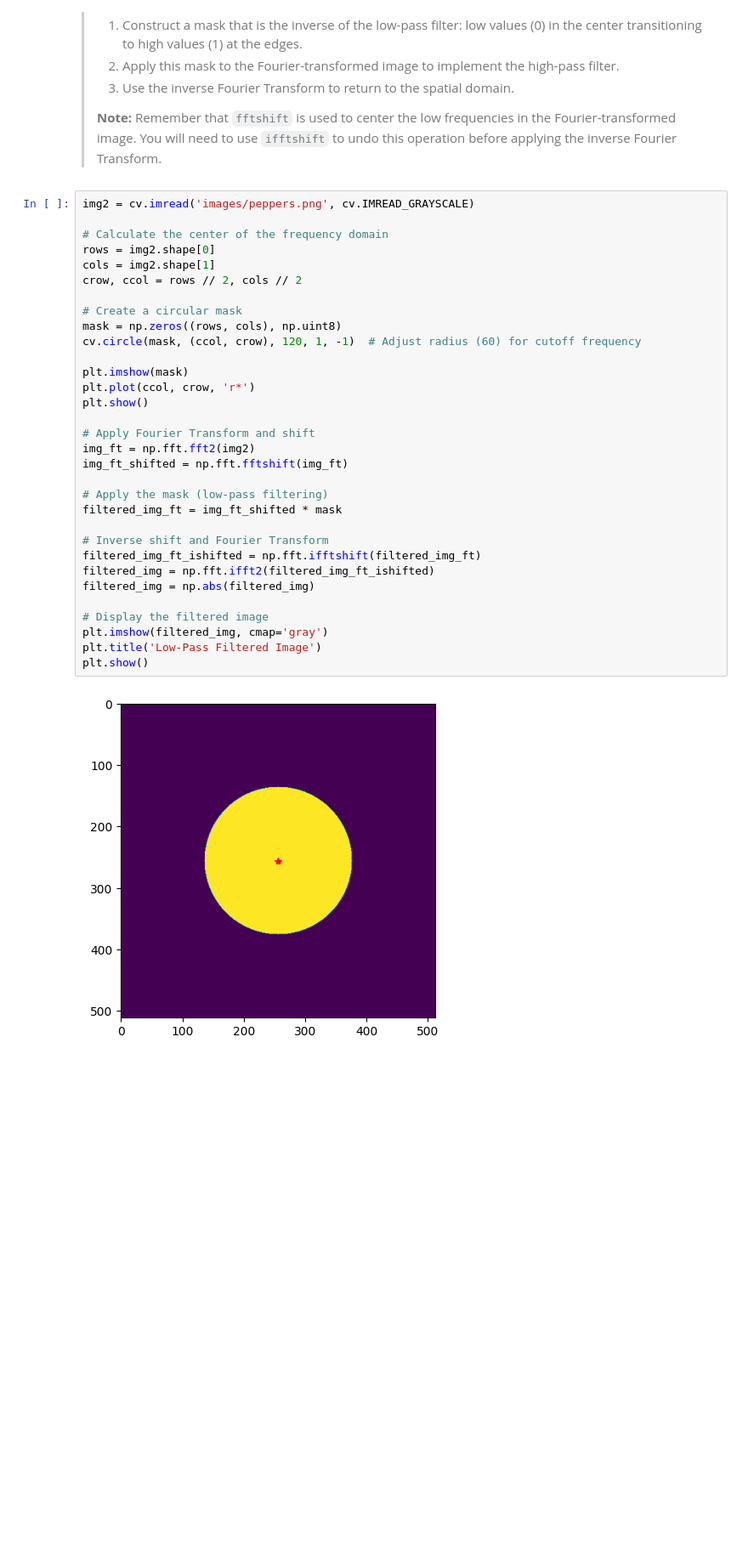
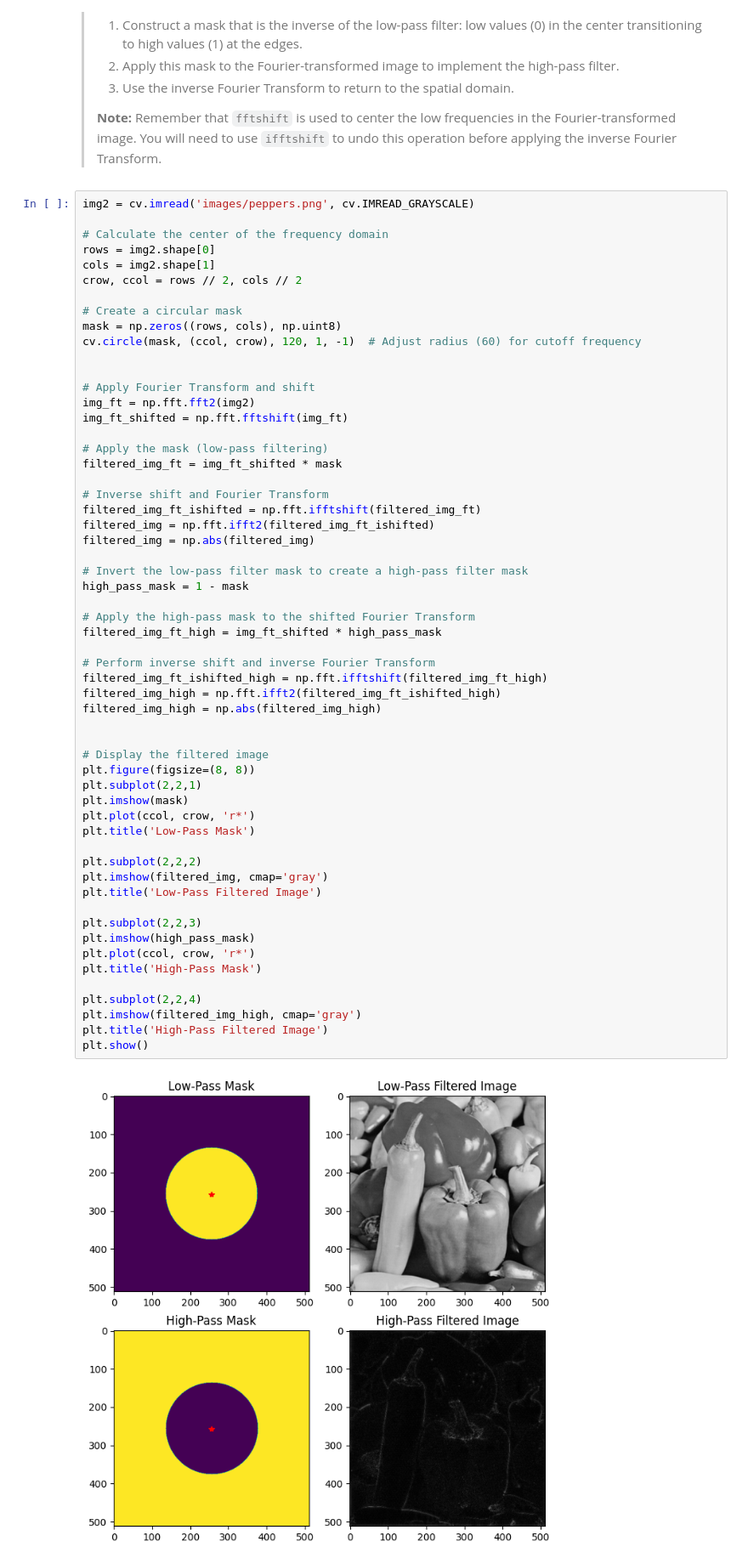
Before and after one commit to ferit-osirv/lab-3-23-24-lovroruzman, a Jupyter notebook: lab3.ipynb, the cells around one changed output. Shown at 85% size. Cells and saved outputs as stored; diff of their text form; blank space fills up the shorter version.

```diff
--- a/lab3.ipynb
+++ b/lab3.ipynb
@@ -184,34 +184,59 @@ In signal processing, a low-pass filter retains low-frequency components while a
 # %%
 img2 = cv.imread('images/peppers.png', cv.IMREAD_GRAYSCALE)
 
 # Calculate the center of the frequency domain
 rows = img2.shape[0]
 cols = img2.shape[1]
 crow, ccol = rows // 2, cols // 2
 
 # Create a circular mask
 mask = np.zeros((rows, cols), np.uint8)
 cv.circle(mask, (ccol, crow), 120, 1, -1)  # Adjust radius (60) for cutoff frequency
 
-plt.imshow(mask)
-plt.plot(ccol, crow, 'r*')
-plt.show()
 
 # Apply Fourier Transform and shift
 img_ft = np.fft.fft2(img2)
 img_ft_shifted = np.fft.fftshift(img_ft)
 
 # Apply the mask (low-pass filtering)
 filtered_img_ft = img_ft_shifted * mask
 
 # Inverse shift and Fourier Transform
 filtered_img_ft_ishifted = np.fft.ifftshift(filtered_img_ft)
 filtered_img = np.fft.ifft2(filtered_img_ft_ishifted)
 filtered_img = np.abs(filtered_img)
 
+# Invert the low-pass filter mask to create a high-pass filter mask
+high_pass_mask = 1 - mask
+
+# Apply the high-pass mask to the shifted Fourier Transform
+filtered_img_ft_high = img_ft_shifted * high_pass_mask
+
+# Perform inverse shift and inverse Fourier Transform
+filtered_img_ft_ishifted_high = np.fft.ifftshift(filtered_img_ft_high)
+filtered_img_high = np.fft.ifft2(filtered_img_ft_ishifted_high)
+filtered_img_high = np.abs(filtered_img_high)
+
+
 # Display the filtered image
+plt.figure(figsize=(8, 8))
+plt.subplot(2,2,1)
+plt.imshow(mask)
+plt.plot(ccol, crow, 'r*')
+plt.title('Low-Pass Mask')
+
+plt.subplot(2,2,2)
 plt.imshow(filtered_img, cmap='gray')
 plt.title('Low-Pass Filtered Image')
+
+plt.subplot(2,2,3)
+plt.imshow(high_pass_mask)
+plt.plot(ccol, crow, 'r*')
+plt.title('High-Pass Mask')
+
+plt.subplot(2,2,4)
+plt.imshow(filtered_img_high, cmap='gray')
+plt.title('High-Pass Filtered Image')
 plt.show()
 # %% [output]
-[figure, old version]
+[figure, new version]
```
Also changed, not shown: parts of 1 cell of this notebook.
